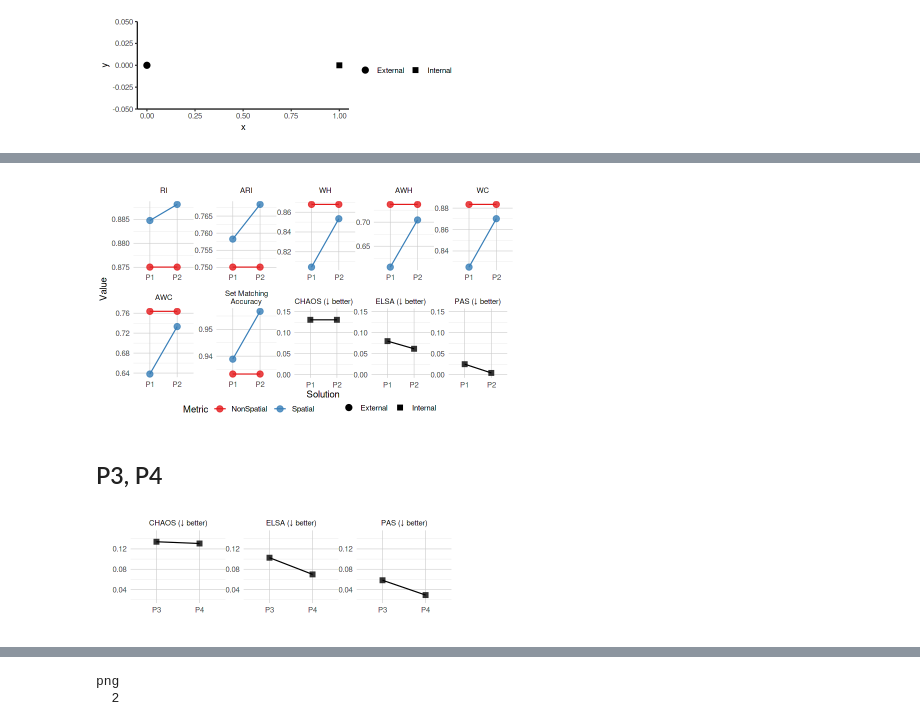
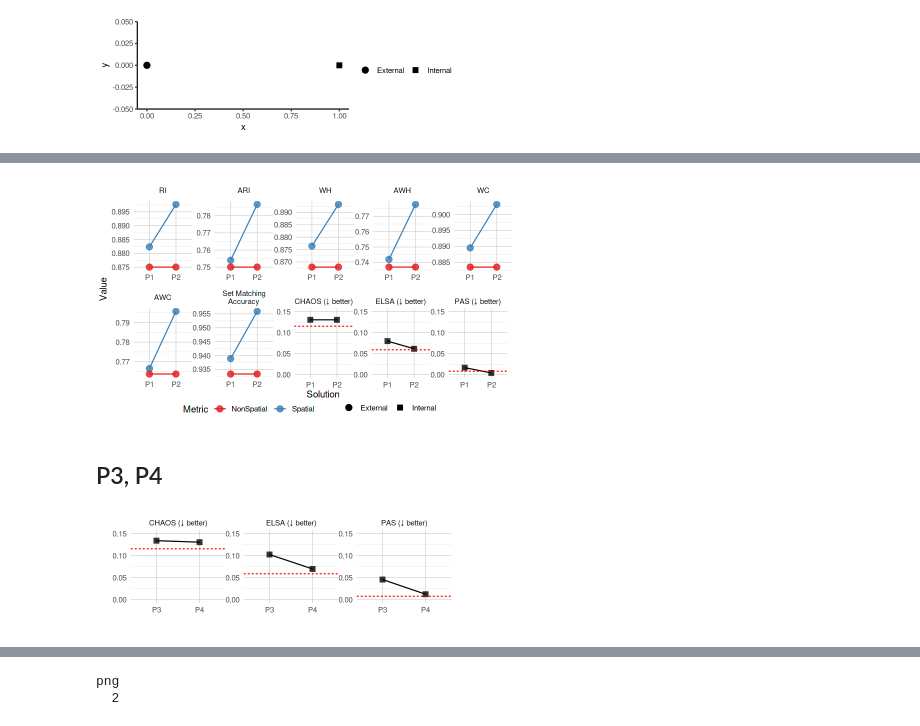
Before and after one commit to RoseYuan/metric_paper, a Jupyter notebook: Figures/spatial_toy_examples/spatial_toy_examples.ipynb, the cells around one changed output, grey strips where cells are left out. Drawn from its saved outputs; the diff is of its cells as text; code cells hidden in the pictures.

Commit message:
update spatial figures

```diff
--- a/Figures/spatial_toy_examples/spatial_toy_examples.ipynb
+++ b/Figures/spatial_toy_examples/spatial_toy_examples.ipynb
@@ -222,10 +224,11 @@ pred <- c("p1","p2","p3","p4")
 pred_name <- c("P1","P2","P3","P4")
 label <- data$label
 location <- data[, c('x','y')]
-internal <-as.data.frame(lapply(setNames(pred, pred_name), function(x){getSpatialGlobalInternalMetrics(data[[x]], location, k=k, metrics=c("PAS", "ELSA", "CHAOS","MPC", "PC", "PE"))}))
-externalSpatial <- as.data.frame(lapply(setNames(pred, pred_name), function(x){getSpatialGlobalExternalMetrics(label, data[[x]], location, k=k,
+internal <-as.data.frame(lapply(setNames(c("label","p1","p2","p3","p4"), c("C","P1","P2","P3","P4")), function(x){getSpatialGlobalInternalMetrics(data[[x]], location, k=k, metrics=c("PAS", "ELSA", "CHAOS","MPC", "PC", "PE"))}))
+externalSpatial <- as.data.frame(lapply(setNames(pred, pred_name), function(x){getSpatialGlobalExternalMetrics(label, data[[x]], location=location, fuzzy_true=fuzzy_true, fuzzy_pred=fuzzy_pred, k=k,
                                                                                                                                                 metrics=c("SpatialRI","SpatialARI","SpatialWH","SpatialAWH",
-                                                                                                                                                "SpatialWC","SpatialAWC","SpatialAccuracy","setMatchingAccuracy"))}))
+                                                                                                                                                "SpatialWC","SpatialAWC","SpatialAccuracy","setMatchingAccuracy"),
+                                                                                                                                                  useMedianDist=useMedianDist)}))
 externalNormal <- as.data.frame(lapply(setNames(pred, pred_name), function(x){getPartitionMetrics(label, data[[x]], metrics=c("RI","WC","WH","ARI","AWC","AWH"))}))
 # %% [output]
 Loading required package: fclust
@@ -416,33 +420,34 @@ p12 <- ggdraw() +
 
 p12
 # %% [output]
-[figure, old version]
+[figure, new version]
 # %% [markdown]
 ## P3, P4
 # %%
 options(repr.plot.width=6, repr.plot.height=2)
 pi <- internal %>%
 pivot_longer(cols=c("P1","P2","P3","P4"), names_to = "prediction", values_to = "value") %>%
 filter(metric %in% c("PAS", "ELSA", "CHAOS")) %>%
 filter(prediction %in% c('P3','P4')) %>%
 ggplot(aes(x=prediction, y=value)) +
 geom_point(size=3, alpha=0.8, shape=15) +
 geom_line(aes(group=metric)) +
 facet_wrap(~metric, scales = "free", nrow=1,
             labeller = as_labeller(c("PAS" = "PAS (↓ better)",
                                      "ELSA" = "ELSA (↓ better)",
                                      "CHAOS" = "CHAOS (↓ better)"))) +
+geom_hline(aes(yintercept = C), linetype = "dashed", color = "red") +
 theme_minimal() +
 theme(legend.margin = margin(t = -5, r = 0, b = 0, l = 0, unit = "pt"),
     panel.spacing.x = unit(0, "cm")) +  # Adjust the space between panels) +
 theme(legend.position = "bottom", legend.key.height = unit(0.3, "cm"),
     panel.grid.major = element_line(linewidth = 0.25, color = "grey80"),
     panel.grid.minor = element_line(linewidth = 0.15, color = "grey90")) +
 labs(y="", x="") +
-ylim(0.02, 0.15)
+ylim(0, 0.15)
 pi
 # %% [output]
-[figure, old version]
+[figure, new version]
 # %%
 options(repr.plot.width=7, repr.plot.height=4)
 pxx <- external %>%
```
Also changed, not shown: parts of 22 cells of this notebook, 1 other file.
